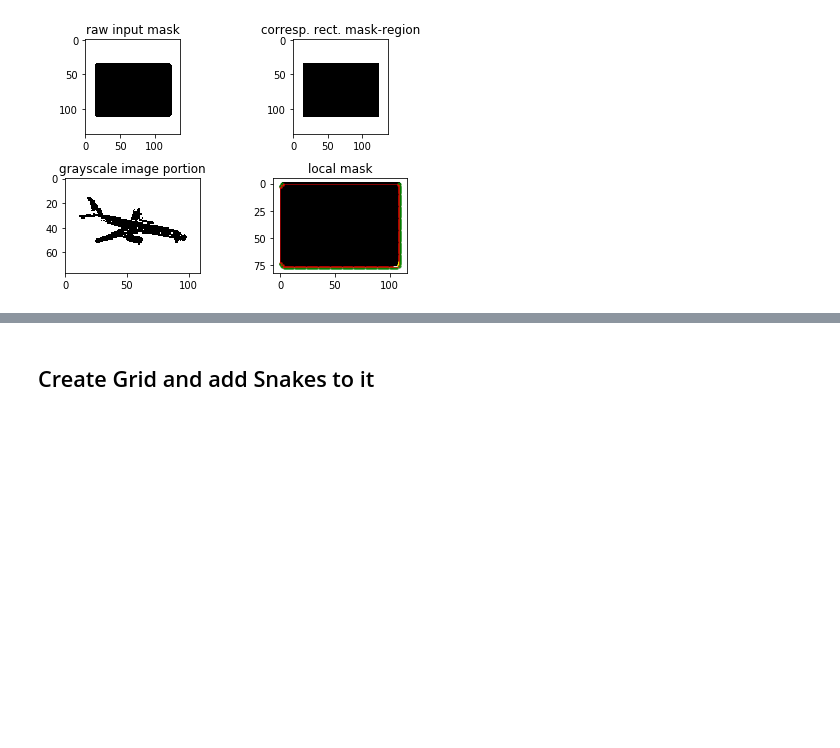
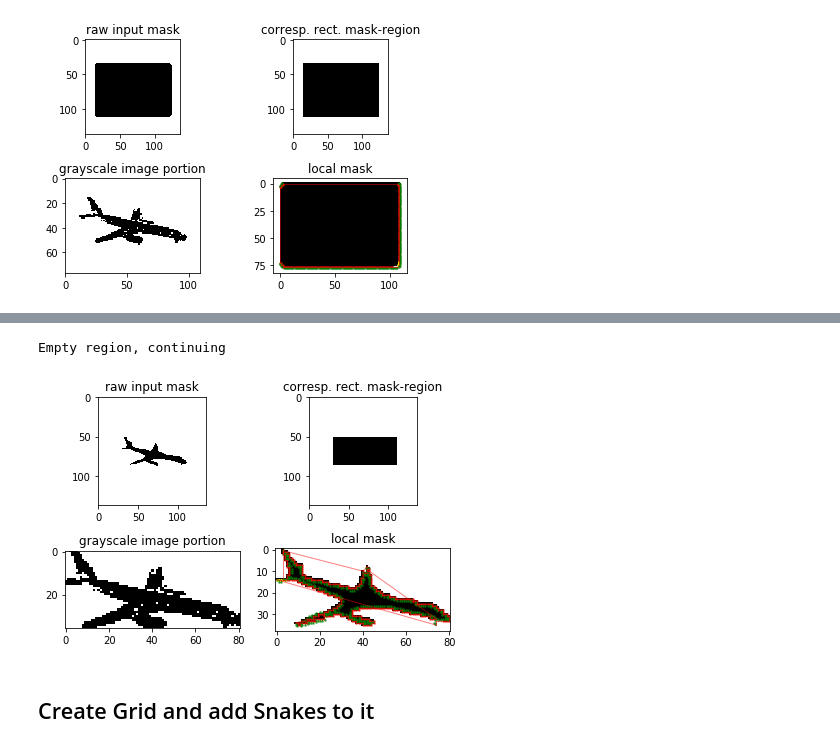
Before and after one commit to CS269-Capstone/t-snake-mask-generation, a Jupyter notebook: notebooks/Snake-Evolution-Tests.ipynb, the cells around one changed output, grey strips where cells are left out. Saved outputs shown, nothing was run; the diff lists cells and outputs as text; code cells hidden in the pictures; blank space fills up the shorter version.

```diff
--- a/notebooks/Snake-Evolution-Tests.ipynb
+++ b/notebooks/Snake-Evolution-Tests.ipynb
@@ -66,3 +87,18 @@ for region in regions:
+# %%
+# assert len(gt_reigons) == 1, "There was more than one ground truth mask"
+for region in gt_regions:
+    try:
+        tsnake = region.initialize_tsnake(
+            N=1000, p=p, c=c, sigma=sigma, a=a, b=b, gamma=gamma,
+            dt=dt
+        )
+        tsnakes.append(tsnake)
+        region.visualize()
+    except IndexError:
+        print("Empty region, continuing")
+# %% [output]
+Empty region, continuing
+[figure, added]
 # %% [markdown]
 ## Create Grid and add Snakes to it
 # %%
```
Also changed, not shown: parts of 6 cells of this notebook, 3 other files.
